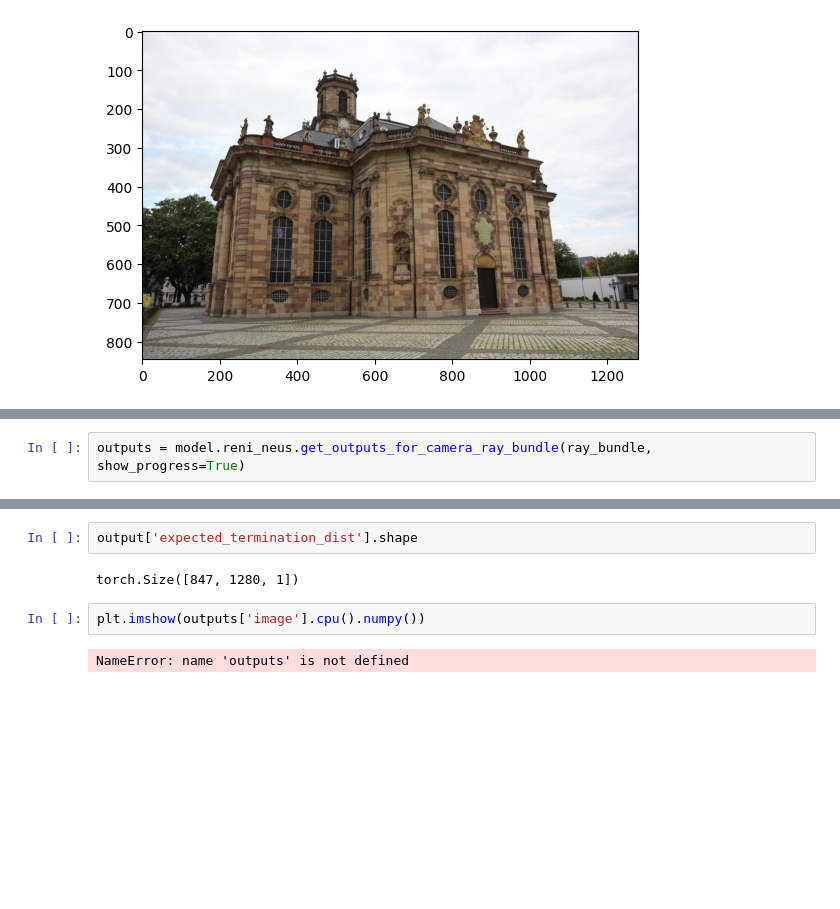
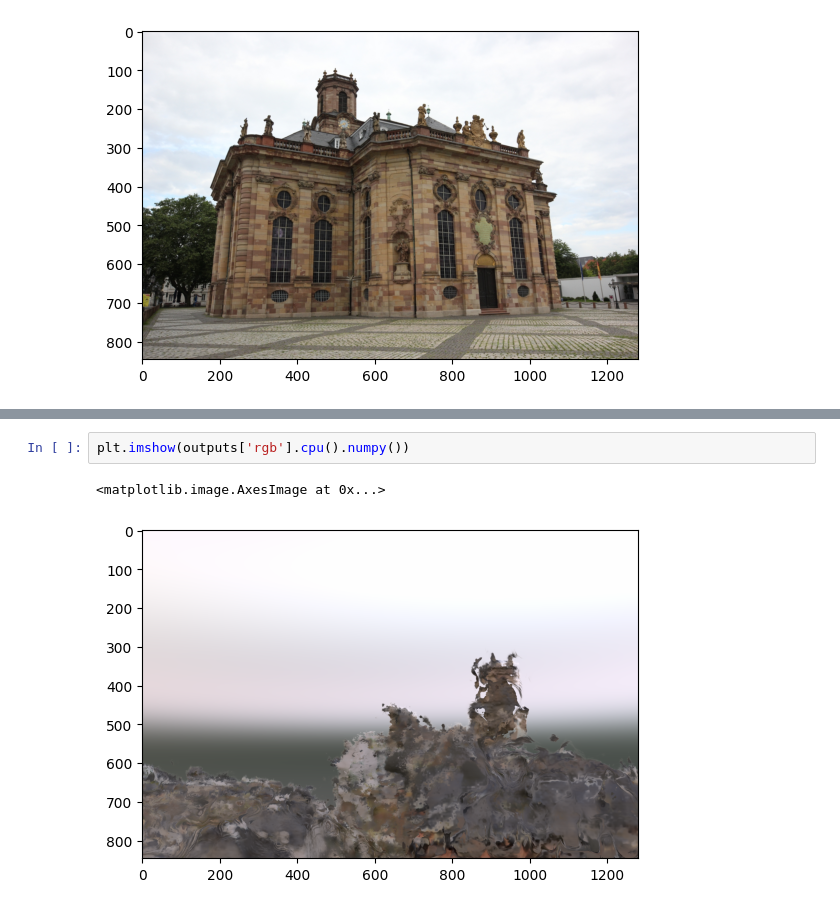
Before and after one commit to JADGardner/neusky, a Jupyter notebook: notebooks/ddf.ipynb, the cells around one changed output, grey strips where cells are left out. Saved outputs shown, nothing was run; the diff lists cells and outputs as text; blank space fills up the shorter version.

```diff
--- a/notebooks/ddf.ipynb
+++ b/notebooks/ddf.ipynb
@@ -201,2 +177,0 @@ ax[2].imshow(depth, vmin=0, vmax=1.0)
-# %%
-outputs = model.reni_neus.get_outputs_for_camera_ray_bundle(ray_bundle, show_progress=True)
@@ -228,8 +178,5 @@ output = model.get_outputs_for_camera_ray_bundle(ray_bundle)
-# %%
-output['expected_termination_dist'].shape
-# %% [output]
-torch.Size([847, 1280, 1])
 # %%
-plt.imshow(outputs['image'].cpu().numpy())
+plt.imshow(outputs['rgb'].cpu().numpy())
 # %% [output]
-NameError: name 'outputs' is not defined
+<matplotlib.image.AxesImage at 0x...>
+[figure, added]
```
Also changed, not shown: parts of 11 cells of this notebook, 6 other files.
